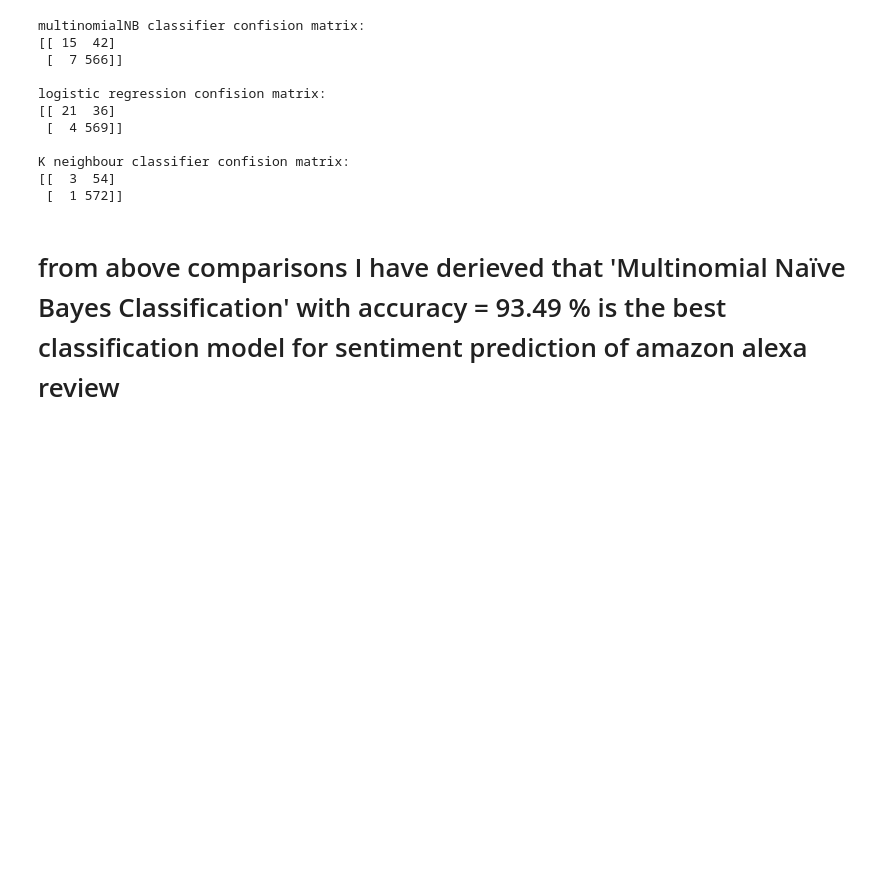
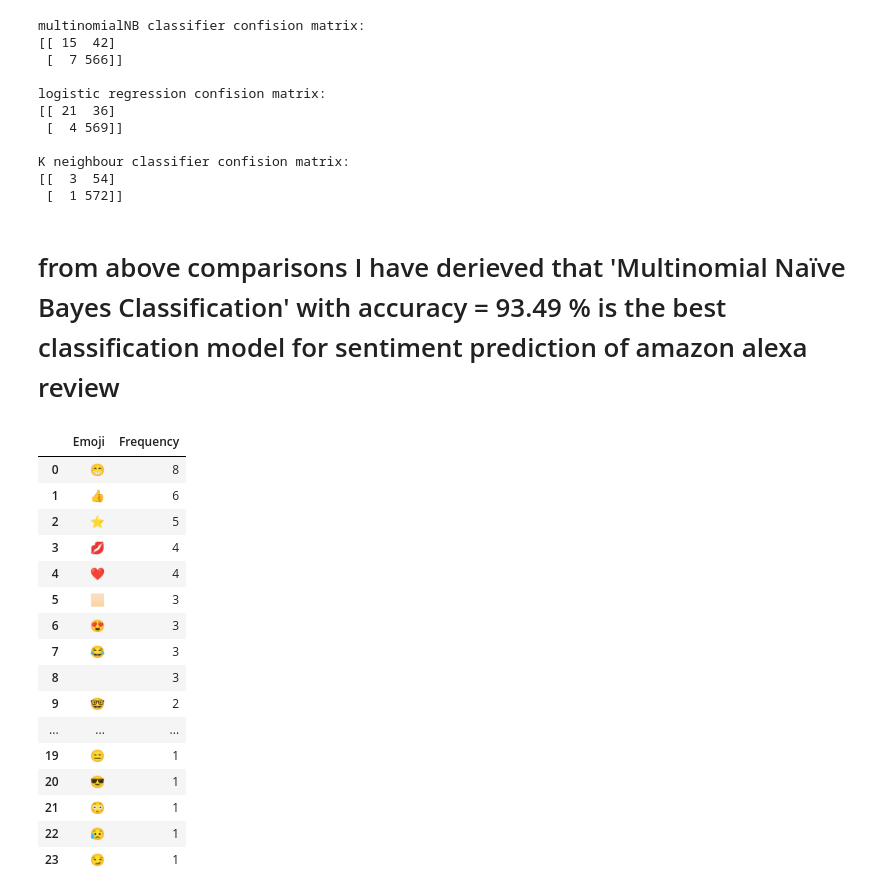
Before and after one commit to faizeraza/review-analysis, a Jupyter notebook: review_analysis/notebooks/sentiment-analysis .ipynb, the cells around one changed output. Saved outputs shown, nothing was run; the diff lists cells and outputs as text; code cells hidden in the pictures; blank space fills up the shorter version.

Commit message:
added emoji analysis feature

```diff
--- a/review_analysis/notebooks/sentiment-analysis .ipynb
+++ b/review_analysis/notebooks/sentiment-analysis .ipynb
@@ -384,3 +384,35 @@ nltk.download('wordnet')
 sentence =nltk.word_tokenize("This is not pretty good pencil")
 sen = " ".join(negation_handler(sentence))
 sen
+# %%
+import emoji
+from collections import Counter
+def emoji_helper(df):
+    emojis = []
+    for message in df['reviews']:
+        emojis.extend([c for c in message if emoji.demojize(c) != c])
+
+    emoji_df = pd.DataFrame(Counter(emojis).most_common(len(Counter(emojis)))).rename(columns={0:"Emoji", 1:"Frequency"})
+    return emoji_df
+# %%
+result = emoji_helper(df_alexa)
+# %%
+result
+# %% [output]
+|  | Emoji | Frequency |
+| 0 | 😁 | 8 |
+| 1 | 👍 | 6 |
+| 2 | ⭐ | 5 |
+| 3 | 💋 | 4 |
+| 4 | ❤ | 4 |
+| 5 | 🏻 | 3 |
+| 6 | 😍 | 3 |
+| 7 | 😂 | 3 |
+| 8 | ️ | 3 |
+| 9 | 🤓 | 2 |
+| ... | ... | ... |
+| 19 | 😑 | 1 |
+| 20 | 😎 | 1 |
+| 21 | 😳 | 1 |
+| 22 | 😥 | 1 |
+| 23 | 😏 | 1 |
```
Also changed, not shown: parts of 1 cell of this notebook, 5 other files.
